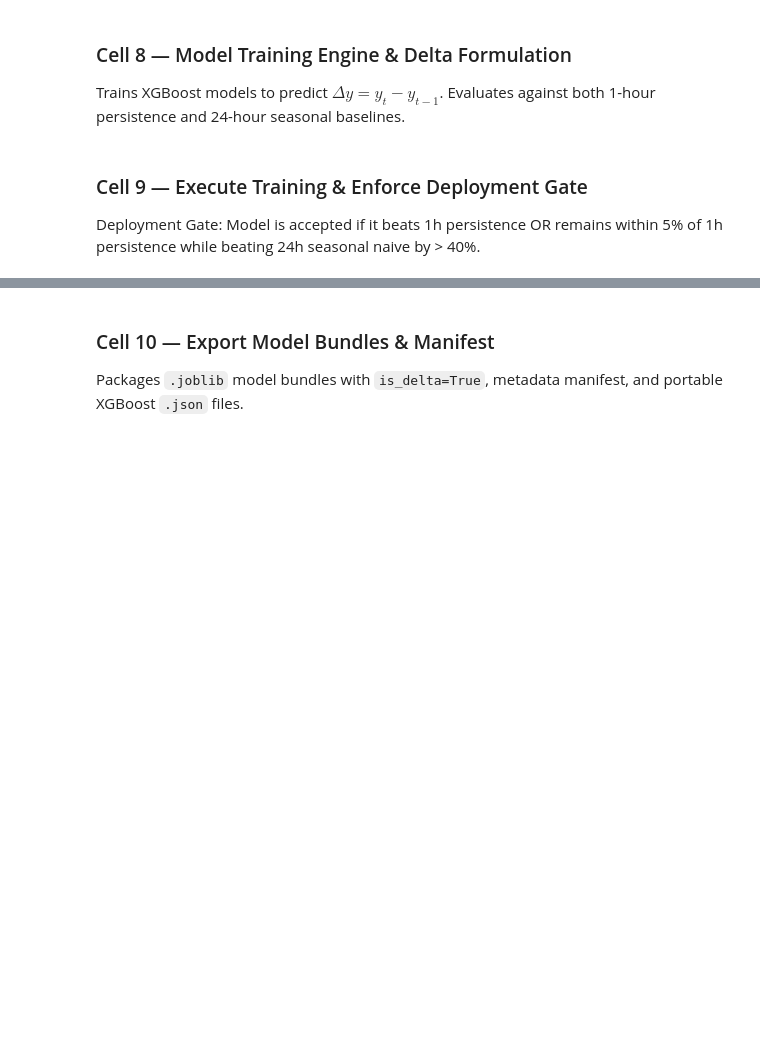
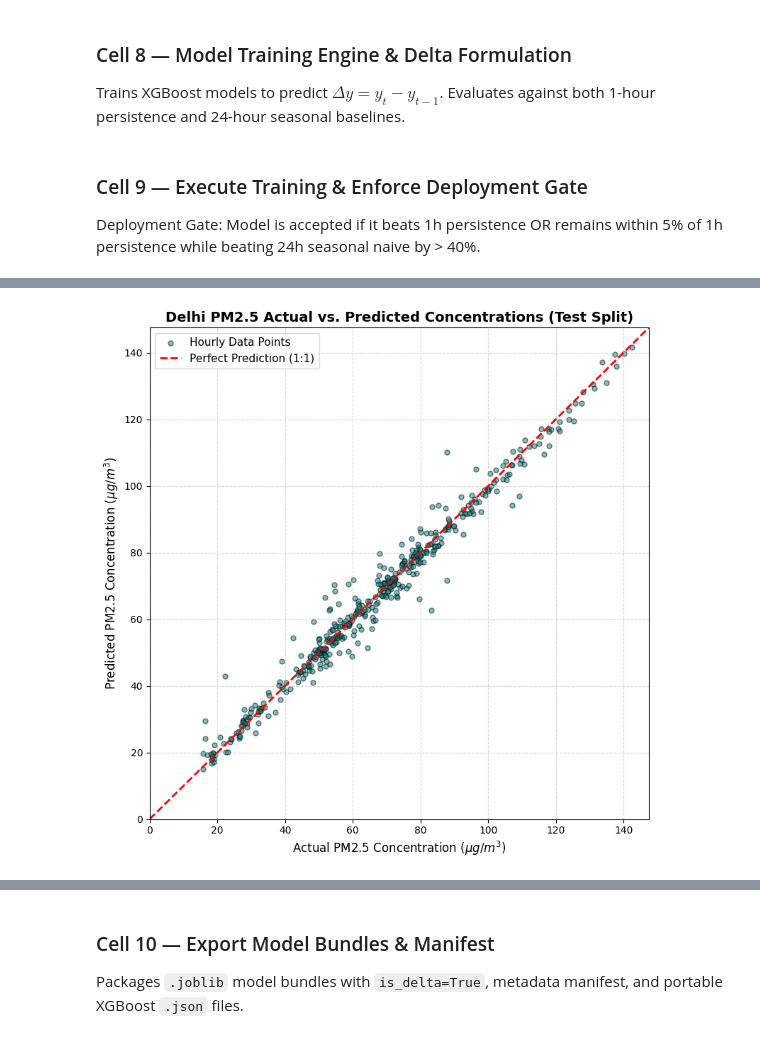
Before and after one commit to Akash123-cyber/Urban-Environmental-Intelligence-Prediction-Platform, a Jupyter notebook: notebooks/urban_training.ipynb, the cells around one changed output, grey strips where cells are left out. Cells and saved outputs as stored; diff of their text form; code cells hidden in the pictures; blank space fills up the shorter version.

```diff
--- a/notebooks/urban_training.ipynb
+++ b/notebooks/urban_training.ipynb
@@ -363,0 +475,36 @@ display(report_df[["city", "target", "model_mae", "persist_mae", "seasonal24_mae
+# %%
+import matplotlib.pyplot as plt
+import numpy as np
+import pandas as pd
+
+# We will extract the test split predictions for Delhi PM2.5
+delhi_grid = frames["Delhi"]
+X, y_delta, y_actual = split_xy_delta(delhi_grid, "pm25")
+_, _, (X_te, yd_te, ya_te) = chrono_split(X, y_delta, y_actual)
+
+# Retrieve the trained model for Delhi PM2.5
+delhi_model = trained_models["delhi_pm25"][0]
+
+# Predict the delta and reconstruct the actual concentration predictions
+predicted_delta = delhi_model.predict(X_te)
+predicted_actual = np.maximum(X_te["lag_1"] + predicted_delta, 0.0)
+
+# Plotting actual vs predicted values
+plt.figure(figsize=(8, 8))
+plt.scatter(ya_te, predicted_actual, alpha=0.5, color='teal', edgecolors='k', s=25, label='Hourly Data Points')
+
+# Ideal 1:1 prediction line
+lims = [0, max(ya_te.max(), predicted_actual.max()) + 5]
+plt.plot(lims, lims, color='red', linestyle='--', linewidth=2, label='Perfect Prediction (1:1)')
+
+plt.title('Delhi PM2.5 Actual vs. Predicted Concentrations (Test Split)', fontsize=14, fontweight='bold')
+plt.xlabel(r'Actual PM2.5 Concentration ($\mu g/m^3$)', fontsize=12)
+plt.ylabel(r'Predicted PM2.5 Concentration ($\mu g/m^3$)', fontsize=12)
+plt.xlim(lims)
+plt.ylim(lims)
+plt.grid(True, linestyle='--', alpha=0.5)
+plt.legend(fontsize=11)
+plt.tight_layout()
+plt.show()
+# %% [output]
+[figure, added]
```
Also changed, not shown: parts of 14 cells of this notebook.
